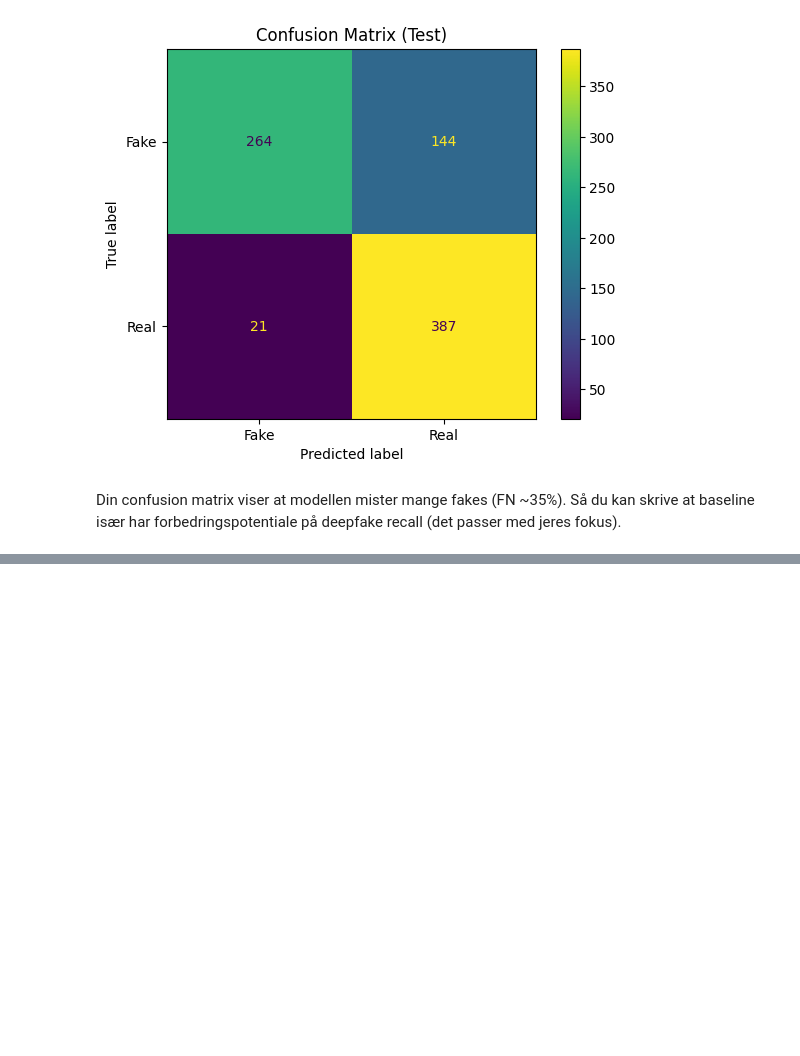
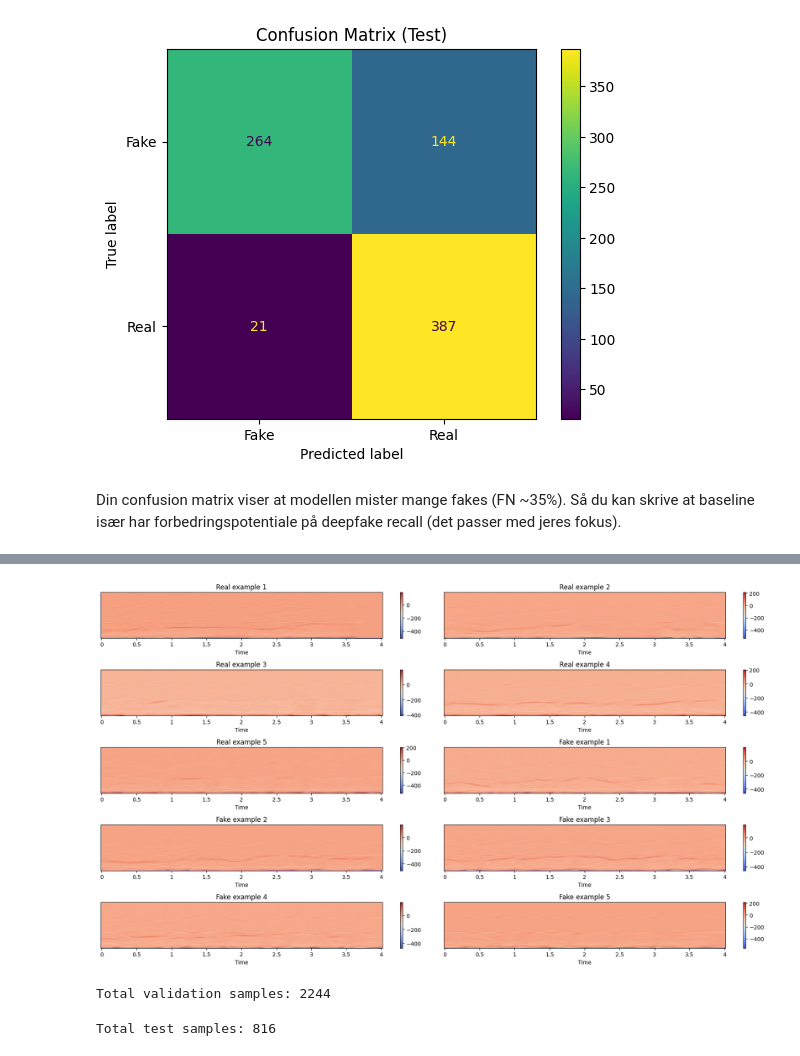
Before and after one commit to Mathildeholst/Speciale, a Jupyter notebook: Speciale_kode.ipynb, the cells around one changed output, grey strips where cells are left out. Saved outputs shown, nothing was run; the diff lists cells and outputs as text; code cells hidden in the pictures; blank space fills up the shorter version.

```diff
--- a/Speciale_kode.ipynb
+++ b/Speciale_kode.ipynb
@@ -461,0 +1131,19 @@ Så du kan skrive at baseline især har forbedringspotentiale på deepfake recal
+# %%
+mfcc_train = []
+labels_train = []
+
+for i, fp in enumerate(train_real):
+    mfcc_train.append(create_mfcc_features(fp))
+    labels_train.append(1)
+
+    if (i + 1) % 500 == 0:
+        print("Processed train real:", i + 1)
+
+for i, fp in enumerate(train_fake):
+    mfcc_train.append(create_mfcc_features(fp))
+    labels_train.append(0)
+
+    if (i + 1) % 500 == 0:
+        print("Processed train fake:", i + 1)
+
+print("Total train samples:", len(mfcc_train))
@@ -461,0 +1168,56 @@ Så du kan skrive at baseline især har forbedringspotentiale på deepfake recal
+# %%
+import matplotlib.pyplot as plt
+import librosa.display
+
+plt.figure(figsize=(18, 10))
+
+# 5 real
+for i in range(5):
+    plt.subplot(5, 2, i + 1)
+    librosa.display.specshow(mfcc_train[i], sr=16000, x_axis="time")
+    plt.title(f"Real example {i+1}")
+    plt.colorbar()
+
+# 5 fake
+fake_start = labels_train.index(0)
+
+for i in range(5):
+    plt.subplot(5, 2, i + 6)
+    librosa.display.specshow(mfcc_train[fake_start + i], sr=16000, x_axis="time")
+    plt.title(f"Fake example {i+1}")
+    plt.colorbar()
+
+plt.tight_layout()
+plt.show()
+# %% [output]
+[figure, added]
+# %%
+mfcc_val = []
+labels_val = []
+
+for fp in val_real:
+    mfcc_val.append(create_mfcc_features(fp))
+    labels_val.append(1)
+
+for fp in val_fake:
+    mfcc_val.append(create_mfcc_features(fp))
+    labels_val.append(0)
+
+print("Total validation samples:", len(mfcc_val))
+# %% [output]
+Total validation samples: 2244
+# %%
+mfcc_test = []
+labels_test = []
+
+for fp in test_real:
+    mfcc_test.append(create_mfcc_features(fp))
+    labels_test.append(1)
+
+for fp in test_fake:
+    mfcc_test.append(create_mfcc_features(fp))
+    labels_test.append(0)
+
+print("Total test samples:", len(mfcc_test))
+# %% [output]
+Total test samples: 816
```
Also changed, not shown: parts of 56 cells of this notebook.
